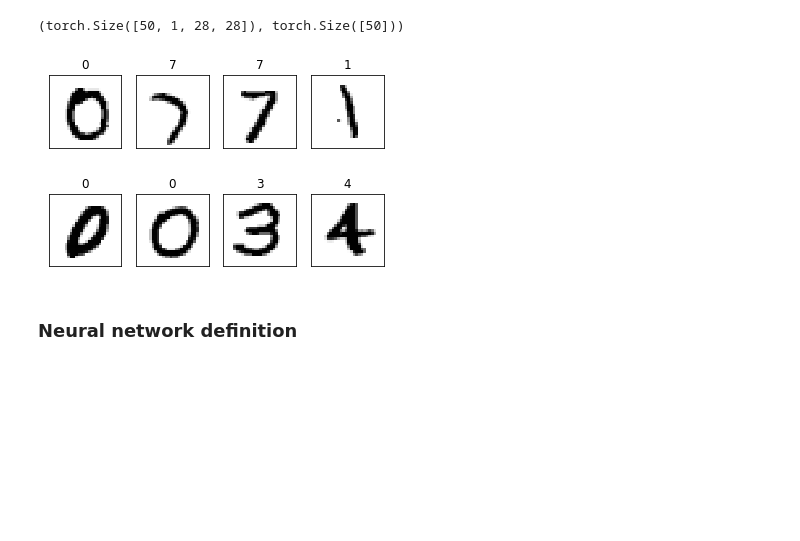
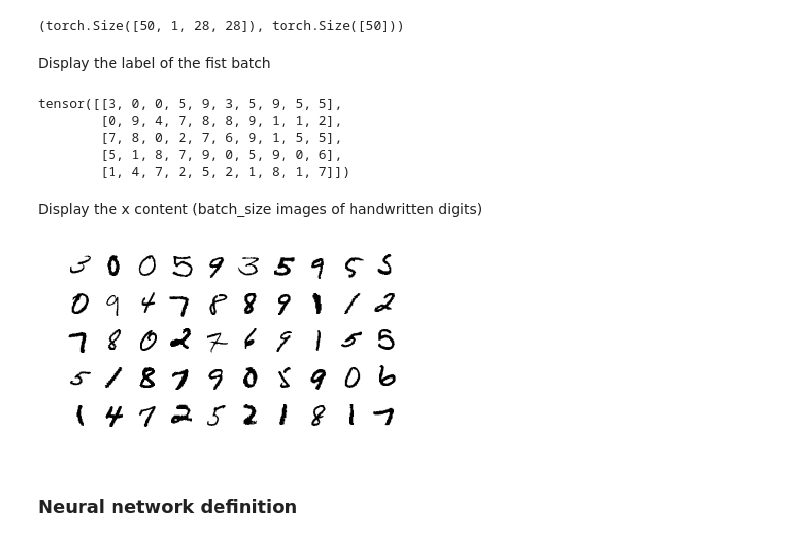
Before and after one commit to renaud-florquin/hands_on_AI, a Jupyter notebook: Intro2_pytorch.ipynb, the cells around one changed output. Drawn from its saved outputs; the diff is of its cells as text; code cells hidden in the pictures; blank space fills up the shorter version.

```diff
--- a/Intro2_pytorch.ipynb
+++ b/Intro2_pytorch.ipynb
@@ -45,2 +31,12 @@ test_loader = torch.utils.data.DataLoader(
+# %%
+transform = torchvision.transforms.Compose([
+    torchvision.transforms.ToTensor(),
+    torchvision.transforms.Normalize((0.1307,),(0.3081,))])
+# %%
+train_set = torchvision.datasets.MNIST('tmp/', download=True, train=True, transform=transform)
+test_set = torchvision.datasets.MNIST('tmp/', download=True, train=False, transform=transform)
+
+train_loader = torch.utils.data.DataLoader(train_set, batch_size=batch_size, shuffle=True)
+test_loader = torch.utils.data.DataLoader(test_set, batch_size=1000, shuffle=True)
 # %% [markdown]
 Access to the train loader to see the data and format
@@ -49,24 +43,32 @@ x, y = train_loader.__iter__().__next__()
+# %%
+train_iter = iter(train_loader)
+x, y = train_iter.next()
 # %%
 x.shape, y.shape
 # %% [output]
 (torch.Size([50, 1, 28, 28]), torch.Size([50]))
-# %%
-amount = 20
-img_rows = 2
-img_columns = 4
-amount = img_rows * img_columns
-fig = plt.figure()
-
-for i in range(amount):
-    ax = fig.add_subplot(img_rows, img_columns, 1 + i)
-    plt.imshow(x[i][0], cmap='binary')
-    plt.title(y[i].item())
-    plt.xticks([])
-    plt.yticks([])
-
-plt.show()
-# %% [output]
-[figure, removed]
+# %% [markdown]
+Display the label of the fist batch
+# %%
+print(y.reshape(batch_size//10, 10))
+# %% [output]
+tensor([[3, 0, 0, 5, 9, 3, 5, 9, 5, 5],
+        [0, 9, 4, 7, 8, 8, 9, 1, 1, 2],
+        [7, 8, 0, 2, 7, 6, 9, 1, 5, 5],
+        [5, 1, 8, 7, 9, 0, 5, 9, 0, 6],
+        [1, 4, 7, 2, 5, 2, 1, 8, 1, 7]])
+# %% [markdown]
+Display the x content (batch_size images of handwritten digits)
+# %%
+figure = plt.figure()
+
+for index in range(batch_size):
+    plt.subplot(6, 10, index+1)
+    plt.axis('off')
+    plt.imshow(x[index].numpy().squeeze(), cmap='gray_r')
+plt.show()
+# %% [output]
+[figure, added]
 # %% [markdown]
 ### Neural network definition
 # %%
```
Also changed, not shown: parts of 6 cells of this notebook.
